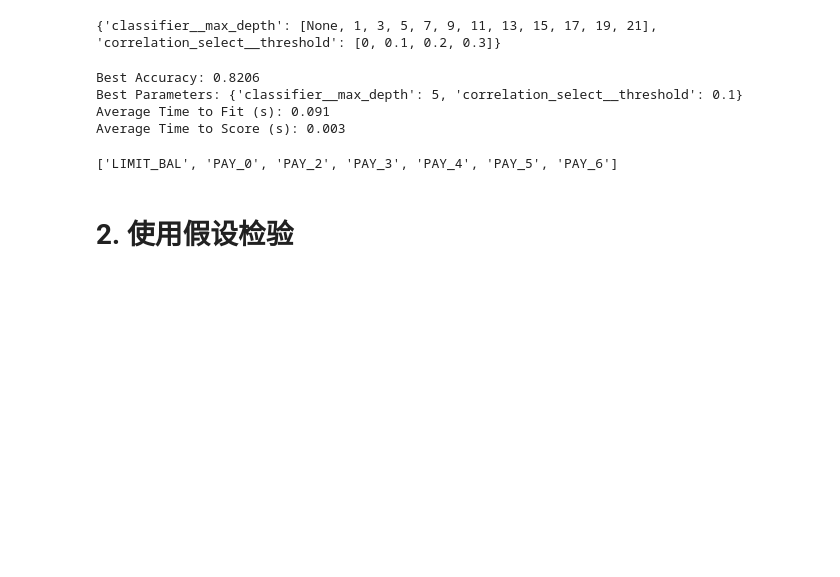
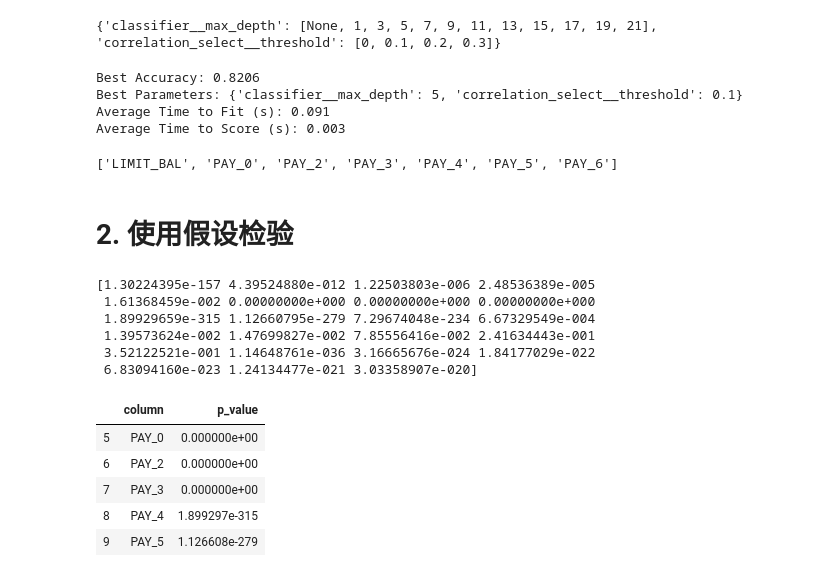
Before and after one commit to SuperSupeng/Data-analysis-with-python, a Jupyter notebook: dataAnalysis/Feature understanding/Feature Selection.ipynb, the cells around one changed output. Drawn from its saved outputs; the diff is of its cells as text; code cells hidden in the pictures; blank space fills up the shorter version.

```diff
--- a/dataAnalysis/Feature understanding/Feature Selection.ipynb
+++ b/dataAnalysis/Feature understanding/Feature Selection.ipynb
@@ -347,3 +347,26 @@ ccc.cols_to_keep
 ['LIMIT_BAL', 'PAY_0', 'PAY_2', 'PAY_3', 'PAY_4', 'PAY_5', 'PAY_6']
 # %% [markdown]
 # 2. 使用假设检验
+# %%
+from sklearn.feature_selection import SelectKBest, f_classif
+import pandas as pd
+
+k_best = SelectKBest(f_classif, k=5)
+k_best.fit_transform(X, y)
+print(k_best.pvalues_)
+p_values = pd.DataFrame({'column': X.columns, 'p_value': k_best.pvalues_}).sort_values('p_value')
+
+p_values.head()
+# %% [output]
+[1.30224395e-157 4.39524880e-012 1.22503803e-006 2.48536389e-005
+ 1.61368459e-002 0.00000000e+000 0.00000000e+000 0.00000000e+000
+ 1.89929659e-315 1.12660795e-279 7.29674048e-234 6.67329549e-004
+ 1.39573624e-002 1.47699827e-002 7.85556416e-002 2.41634443e-001
+ 3.52122521e-001 1.14648761e-036 3.16665676e-024 1.84177029e-022
+ 6.83094160e-023 1.24134477e-021 3.03358907e-020]
+|  | column | p_value |
+| 5 | PAY_0 | 0.000000e+00 |
+| 6 | PAY_2 | 0.000000e+00 |
+| 7 | PAY_3 | 0.000000e+00 |
+| 8 | PAY_4 | 1.899297e-315 |
+| 9 | PAY_5 | 1.126608e-279 |
```
Also changed, not shown: parts of 1 cell of this notebook.
